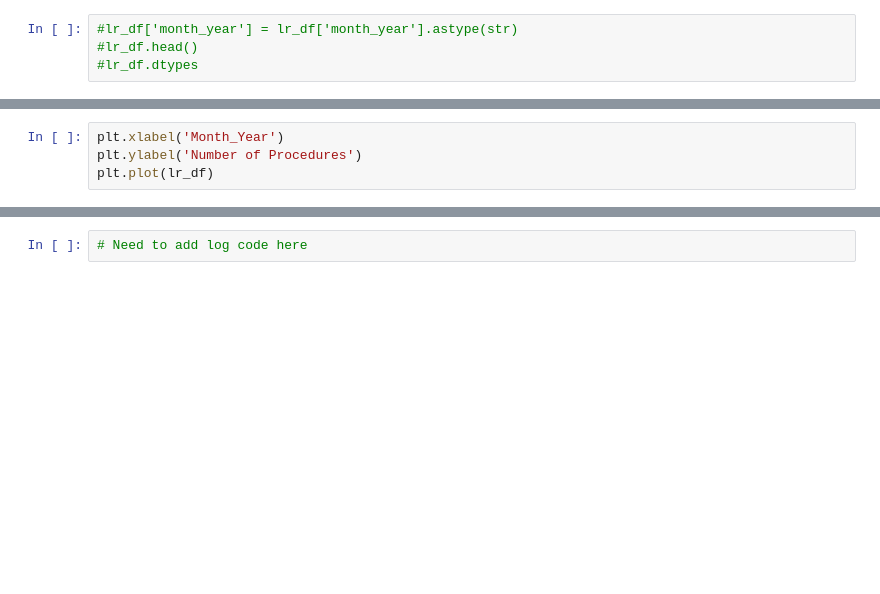
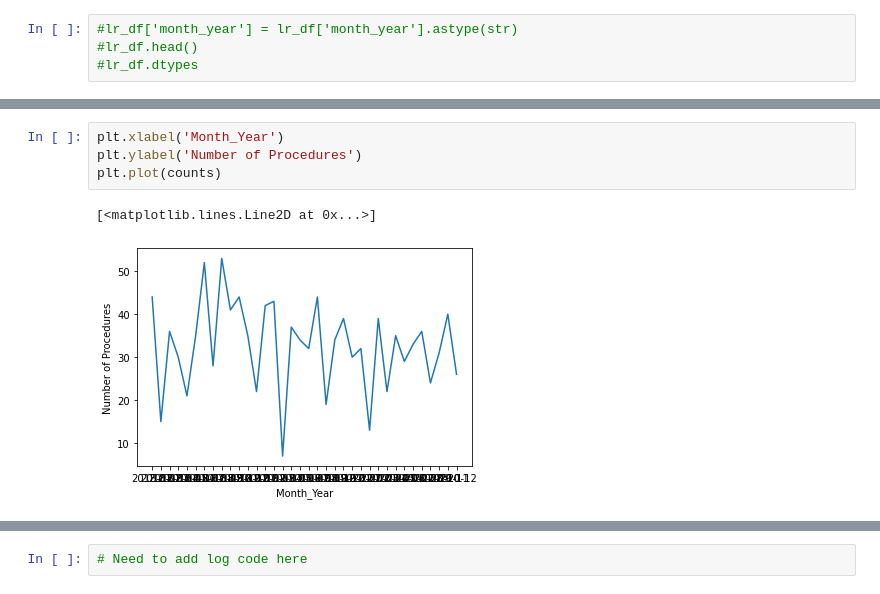
Before and after one commit to JSischo/Waupaca_repo, a Jupyter notebook: ARIMA_model.ipynb, the cells around one changed output, grey strips where cells are left out. Cells and saved outputs as stored; diff of their text form; blank space fills up the shorter version.

```diff
--- a/ARIMA_model.ipynb
+++ b/ARIMA_model.ipynb
@@ -156,7 +197,10 @@ ValueError: endog is required to have ndim 1 but has ndim 2
 # %%
 plt.xlabel('Month_Year')
 plt.ylabel('Number of Procedures')
-plt.plot(lr_df)
+plt.plot(counts)
+# %% [output]
+[<matplotlib.lines.Line2D at 0x...>]
+[figure, added]
 # %%
 # Deterine if time series is stationary.
 
```
Also changed, not shown: parts of 14 cells of this notebook.
